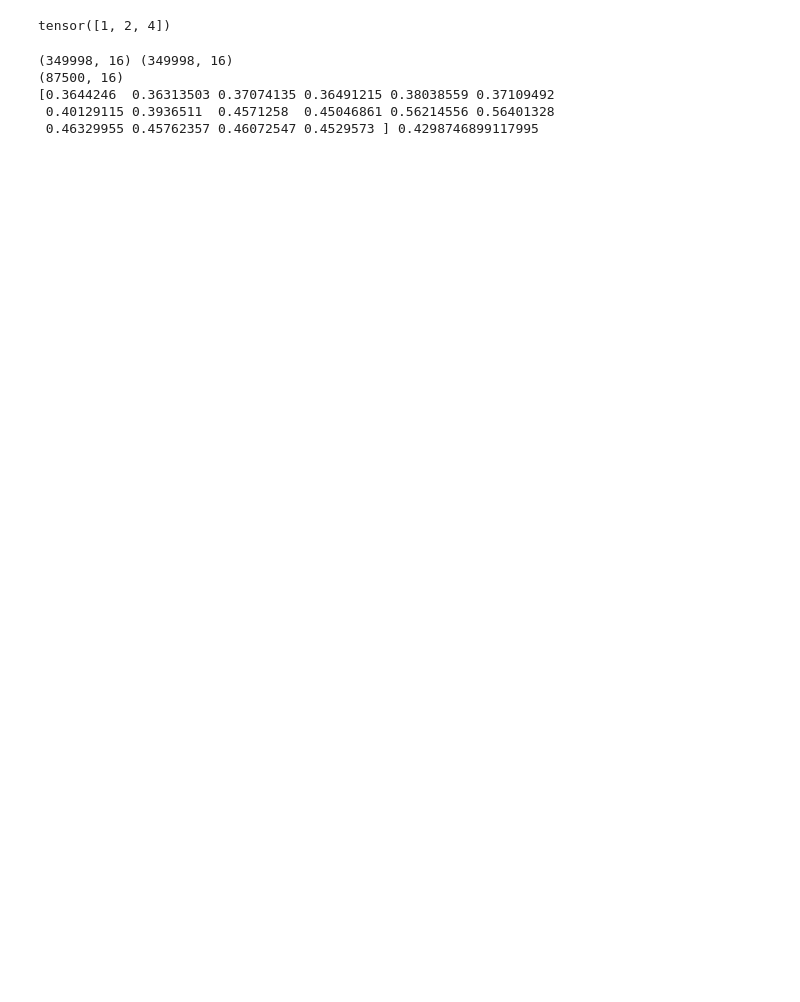
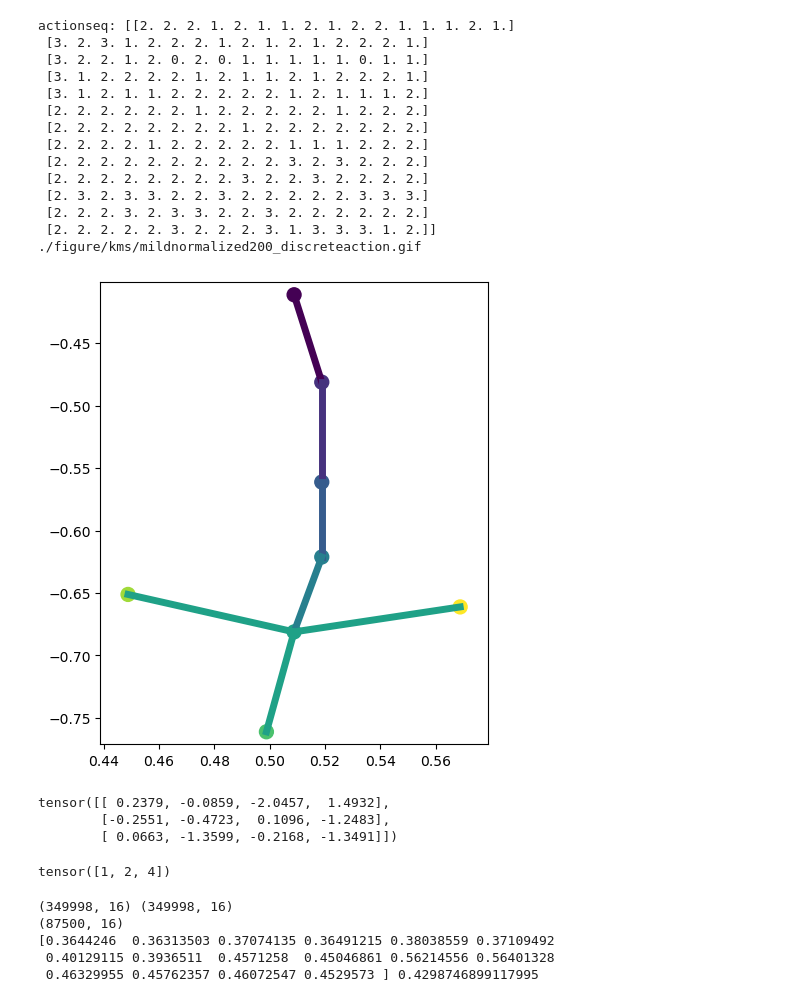
Before and after one commit to G1NO3/Rat7m-SPEDER, a Jupyter notebook: simulation.ipynb, the cells around one changed output. Saved outputs shown, nothing was run; the diff lists cells and outputs as text; code cells hidden in the pictures; blank space fills up the shorter version.

```diff
--- a/simulation.ipynb
+++ b/simulation.ipynb
@@ -18,0 +18,14 @@ accept = torch.randn(1).item() < 0.5
+# %%
+state_dim = 16
+action_dim = 16
+n_task = 10
+replay_buffer = buffer.ReplayBuffer(state_dim, action_dim, 1000000, 'cpu')
+replay_buffer_path = f'./kms/replay_buffer_mildnormalized200_discreteaction.pth'
+replay_buffer.load_state_dict(torch.load(replay_buffer_path))
+print(f'Replay buffer loaded from {replay_buffer_path}')
+idx = np.where(replay_buffer.task == 2)[0][48]
+print('idx:', idx)
+action = replay_buffer.action
+print(np.unique(action, return_counts=True))
+task = replay_buffer.task
+print(task[idx:idx+13])
@@ -19,3 +49,34 @@ accept = torch.randn(1).item() < 0.5
+# %%
+stateseq = replay_buffer.state[1434:1447]
+actionseq = replay_buffer.action[1434:1447]
+print('actionseq:', actionseq)
+plot_gif(stateseq, f'./figure/kms/mildnormalized200_discreteaction.gif')
+# %% [output]
+actionseq: [[2. 2. 2. 1. 2. 1. 1. 2. 1. 2. 2. 1. 1. 1. 2. 1.]
+ [3. 2. 3. 1. 2. 2. 2. 1. 2. 1. 2. 1. 2. 2. 2. 1.]
+ [3. 2. 2. 1. 2. 0. 2. 0. 1. 1. 1. 1. 1. 0. 1. 1.]
+ [3. 1. 2. 2. 2. 2. 1. 2. 1. 1. 2. 1. 2. 2. 2. 1.]
+ [3. 1. 2. 1. 1. 2. 2. 2. 2. 2. 1. 2. 1. 1. 1. 2.]
+ [2. 2. 2. 2. 2. 2. 1. 2. 2. 2. 2. 2. 1. 2. 2. 2.]
+ [2. 2. 2. 2. 2. 2. 2. 2. 1. 2. 2. 2. 2. 2. 2. 2.]
+ [2. 2. 2. 2. 1. 2. 2. 2. 2. 2. 1. 1. 1. 2. 2. 2.]
+ [2. 2. 2. 2. 2. 2. 2. 2. 2. 2. 3. 2. 3. 2. 2. 2.]
+ [2. 2. 2. 2. 2. 2. 2. 2. 3. 2. 2. 3. 2. 2. 2. 2.]
+ [2. 3. 2. 3. 3. 2. 2. 3. 2. 2. 2. 2. 2. 3. 3. 3.]
+ [2. 2. 2. 3. 2. 3. 3. 2. 2. 3. 2. 2. 2. 2. 2. 2.]
+ [2. 2. 2. 2. 2. 3. 2. 2. 2. 3. 1. 3. 3. 3. 1. 2.]]
+./figure/kms/mildnormalized200_discreteaction.gif
+[figure, added]
+# %%
+accept = torch.randn(1,1)<0.5
+A = torch.randn(3,4)
+B = torch.ones(3,4)
+C = torch.where(accept, A, B)
+print(C)
+# %% [output]
+tensor([[ 0.2379, -0.0859, -2.0457,  1.4932],
+        [-0.2551, -0.4723,  0.1096, -1.2483],
+        [ 0.0663, -1.3599, -0.2168, -1.3491]])
 # %%
 a = torch.tensor([1.2, 2.5, 3.7])
 torch.round(a).long()
```
Also changed, not shown: parts of 10 cells of this notebook, 4 other files.
